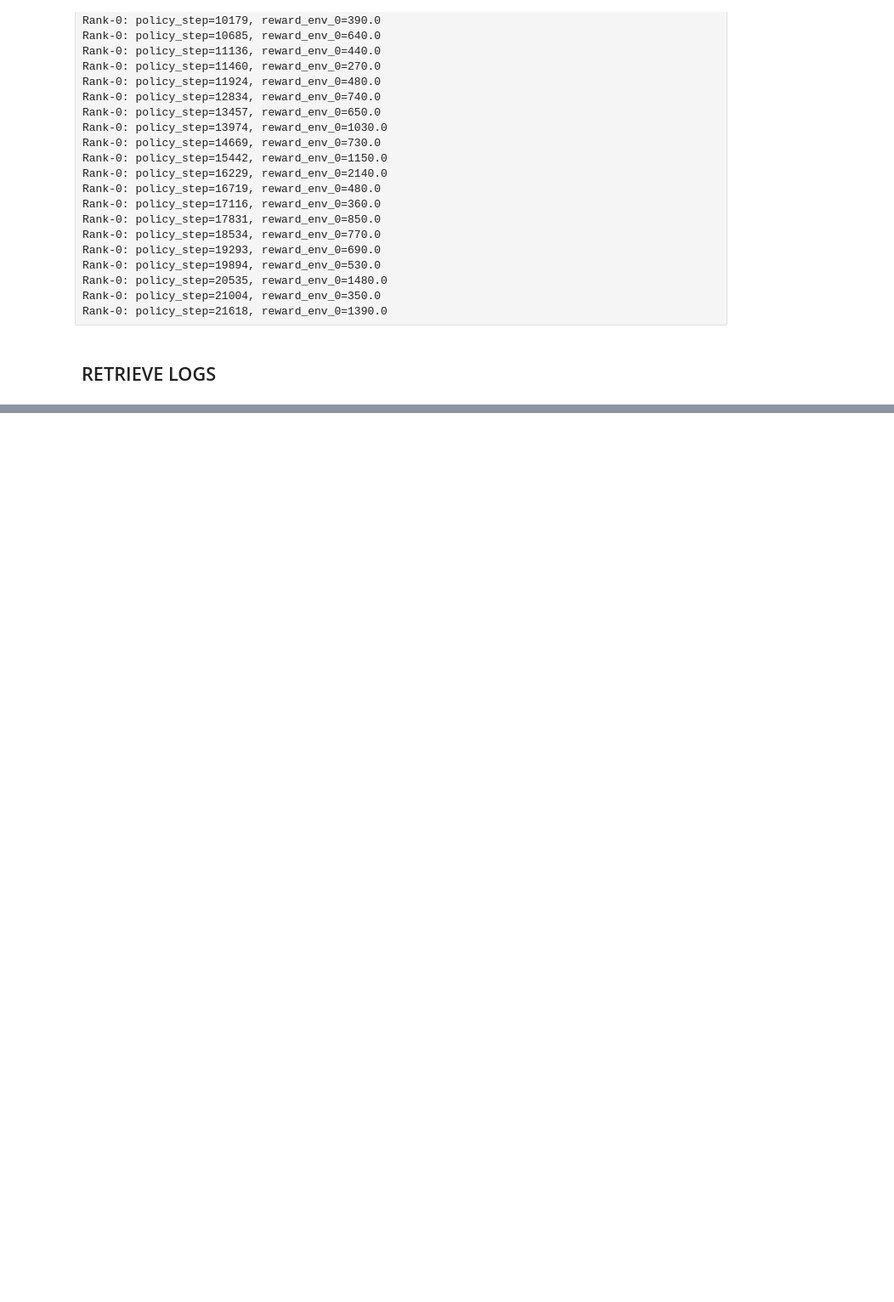
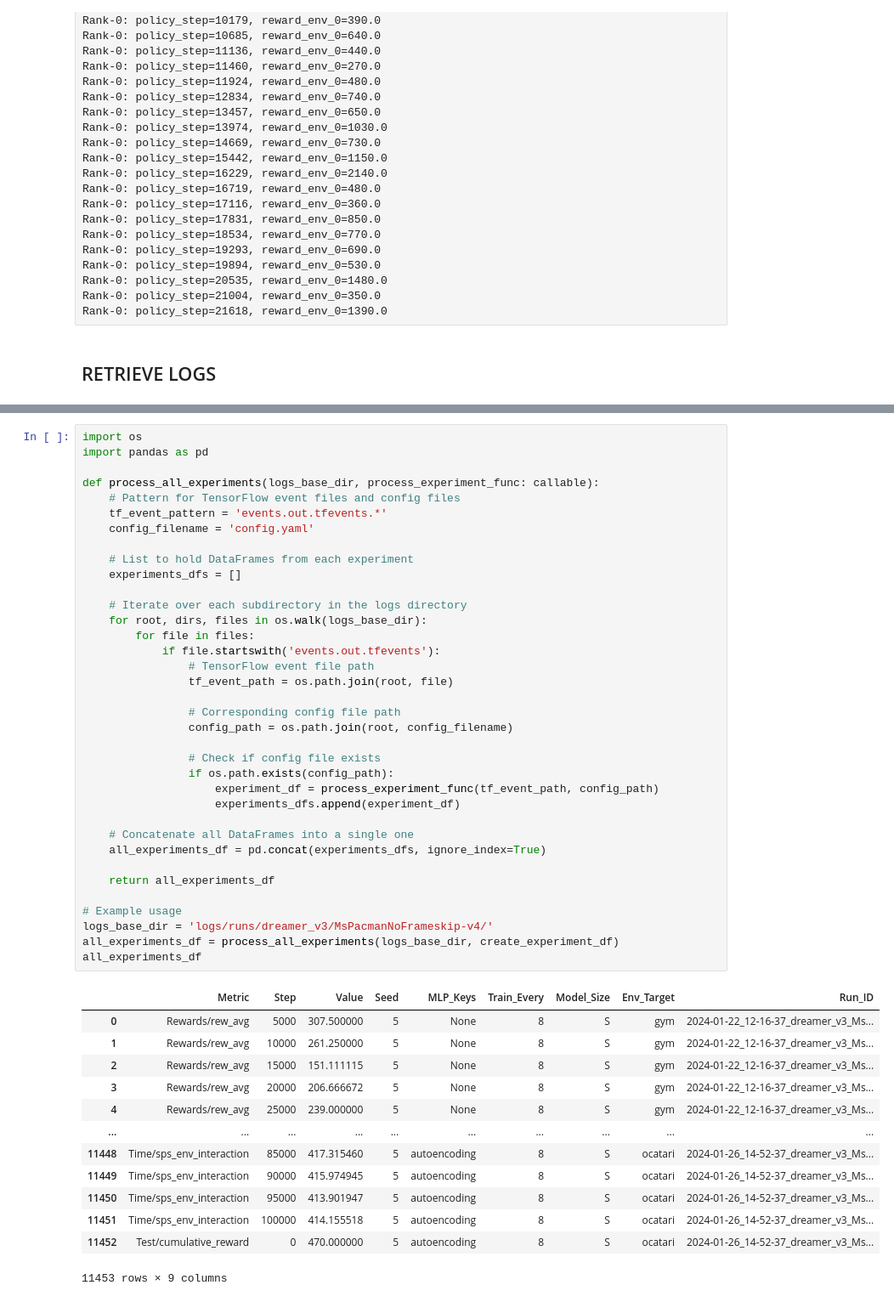
Before and after one commit to TheBlueHawk/sheeprl, a Jupyter notebook: test.ipynb, the cells around one changed output, grey strips where cells are left out. Shown at 85% size. Drawn from its saved outputs; the diff is of its cells as text; blank space fills up the shorter version.

```diff
--- a/test.ipynb
+++ b/test.ipynb
@@ -185,0 +358,50 @@ plt.plot(st,val)
+# %%
+import os
+import pandas as pd
+
+def process_all_experiments(logs_base_dir, process_experiment_func: callable):
+    # Pattern for TensorFlow event files and config files
+    tf_event_pattern = 'events.out.tfevents.*'
+    config_filename = 'config.yaml'
+
+    # List to hold DataFrames from each experiment
+    experiments_dfs = []
+
+    # Iterate over each subdirectory in the logs directory
+    for root, dirs, files in os.walk(logs_base_dir):
+        for file in files:
+            if file.startswith('events.out.tfevents'):
+                # TensorFlow event file path
+                tf_event_path = os.path.join(root, file)
+
+                # Corresponding config file path
+                config_path = os.path.join(root, config_filename)
+
+                # Check if config file exists
+                if os.path.exists(config_path):
+                    experiment_df = process_experiment_func(tf_event_path, config_path)
+                    experiments_dfs.append(experiment_df)
+
+    # Concatenate all DataFrames into a single one
+    all_experiments_df = pd.concat(experiments_dfs, ignore_index=True)
+
+    return all_experiments_df
+
+# Example usage
+logs_base_dir = 'logs/runs/dreamer_v3/MsPacmanNoFrameskip-v4/'
+all_experiments_df = process_all_experiments(logs_base_dir, create_experiment_df)
+all_experiments_df
+# %% [output]
+|  | Metric | Step | Value | Seed | MLP_Keys | Train_Every | Model_Size | Env_Target | Run_ID |
+| 0 | Rewards/rew_avg | 5000 | 307.500000 | 5 | None | 8 | S | gym | 2024-01-22_12-16-37_dreamer_v3_Ms... |
+| 1 | Rewards/rew_avg | 10000 | 261.250000 | 5 | None | 8 | S | gym | 2024-01-22_12-16-37_dreamer_v3_Ms... |
+| 2 | Rewards/rew_avg | 15000 | 151.111115 | 5 | None | 8 | S | gym | 2024-01-22_12-16-37_dreamer_v3_Ms... |
+| 3 | Rewards/rew_avg | 20000 | 206.666672 | 5 | None | 8 | S | gym | 2024-01-22_12-16-37_dreamer_v3_Ms... |
+| 4 | Rewards/rew_avg | 25000 | 239.000000 | 5 | None | 8 | S | gym | 2024-01-22_12-16-37_dreamer_v3_Ms... |
+| ... | ... | ... | ... | ... | ... | ... | ... | ... | ... |
+| 11448 | Time/sps_env_interaction | 85000 | 417.315460 | 5 | autoencoding | 8 | S | ocatari | 2024-01-26_14-52-37_dreamer_v3_Ms... |
+| 11449 | Time/sps_env_interaction | 90000 | 415.974945 | 5 | autoencoding | 8 | S | ocatari | 2024-01-26_14-52-37_dreamer_v3_Ms... |
+| 11450 | Time/sps_env_interaction | 95000 | 413.901947 | 5 | autoencoding | 8 | S | ocatari | 2024-01-26_14-52-37_dreamer_v3_Ms... |
+| 11451 | Time/sps_env_interaction | 100000 | 414.155518 | 5 | autoencoding | 8 | S | ocatari | 2024-01-26_14-52-37_dreamer_v3_Ms... |
+| 11452 | Test/cumulative_reward | 0 | 470.000000 | 5 | autoencoding | 8 | S | ocatari | 2024-01-26_14-52-37_dreamer_v3_Ms... |
+11453 rows × 9 columns
```
Also changed, not shown: parts of 11 cells of this notebook.
